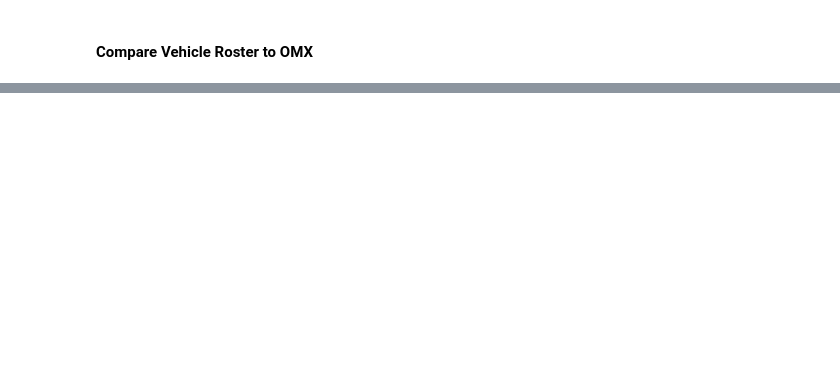
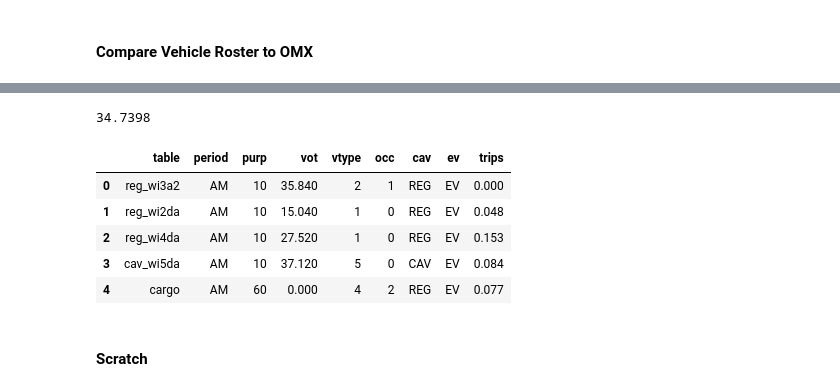
Before and after one commit to xys234/Work, a Jupyter notebook: notebooks/2019_05_30_Validate_Trip_Conversion.ipynb, the cells around one changed output, grey strips where cells are left out. Drawn from its saved outputs; the diff is of its cells as text; code cells hidden in the pictures; blank space fills up the shorter version.

```diff
--- a/notebooks/2019_05_30_Validate_Trip_Conversion.ipynb
+++ b/notebooks/2019_05_30_Validate_Trip_Conversion.ipynb
@@ -490,0 +629,38 @@ pd.DataFrame(list(itertools.product(periods, purposes, CAV, EV))).to_csv(os.path
+# %%
+def summarize_trip_tables_customize(matrix_files, vots):
+    summary_records = []
+    for m in matrix_files:
+#         print('Processing Matrix File {:s}'.format(m))
+        h5 = h5py.File(m, 'r')
+        group = '/'+list(h5.keys())[0]+'/'
+        tables = h5[group].keys()
+        for table in tqdm(tables, desc=os.path.split(m)[1].split('.')[0]):
+            if table.find('all') >= 0:
+                continue
+            info = parse_matrix_table(m, table, vots)
+            vtype = info['vtype']
+            occ = info['occ']
+            purp = info['purp']
+            vot = info['vot']
+            period = info['period']
+            cav = info['cav']
+            ev = info['ev']
+
+            if cav:
+                cav = 'CAV'
+            else:
+                cav = 'REG'
+
+            if ev:
+                ev = 'EV'
+            else:
+                ev = 'NonEV'
+
+            select_dzone = 1919
+            od = h5[group + table][:]
+            trips = od[:,select_dzone-1].sum()
+            summary_records.append((table.lower(), period, purp, vot, vtype, occ, cav, ev, trips))
+        h5.close()
+    return pd.DataFrame(data=summary_records, columns=['table', 'period', 'purp', 'vot', 'vtype', 'occ', 'cav', 'ev', 'trips'])
+# %%
+summary_omx_customize = summarize_trip_tables_customize(matrix_files, vots)
@@ -490,0 +676,15 @@ pd.DataFrame(list(itertools.product(periods, purposes, CAV, EV))).to_csv(os.path
+# %%
+summary_omx_customize.loc[summary_omx_customize.purp.isin((1,2,10,20)), 'trips'].sum()
+# %% [output]
+34.7398
+# %%
+summary_omx_customize.head()
+# %% [output]
+|  | table | period | purp | vot | vtype | occ | cav | ev | trips |
+| 0 | reg_wi3a2 | AM | 10 | 35.840 | 2 | 1 | REG | EV | 0.000 |
+| 1 | reg_wi2da | AM | 10 | 15.040 | 1 | 0 | REG | EV | 0.048 |
+| 2 | reg_wi4da | AM | 10 | 27.520 | 1 | 0 | REG | EV | 0.153 |
+| 3 | cav_wi5da | AM | 10 | 37.120 | 5 | 0 | CAV | EV | 0.084 |
+| 4 | cargo | AM | 60 | 0.000 | 4 | 2 | REG | EV | 0.077 |
+# %% [markdown]
+#### Scratch
```
Also changed, not shown: parts of 25 cells of this notebook, 6 other files.
